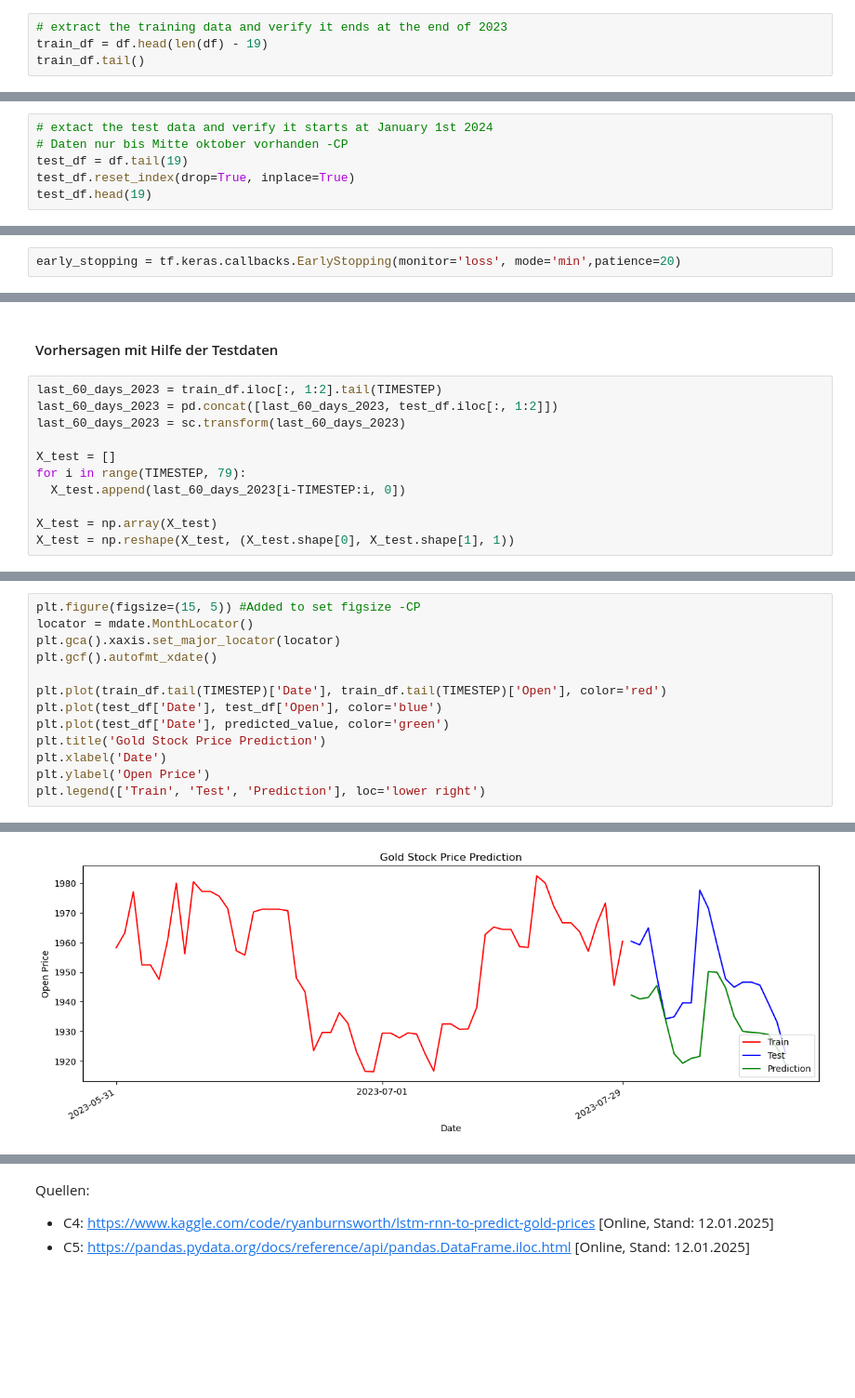
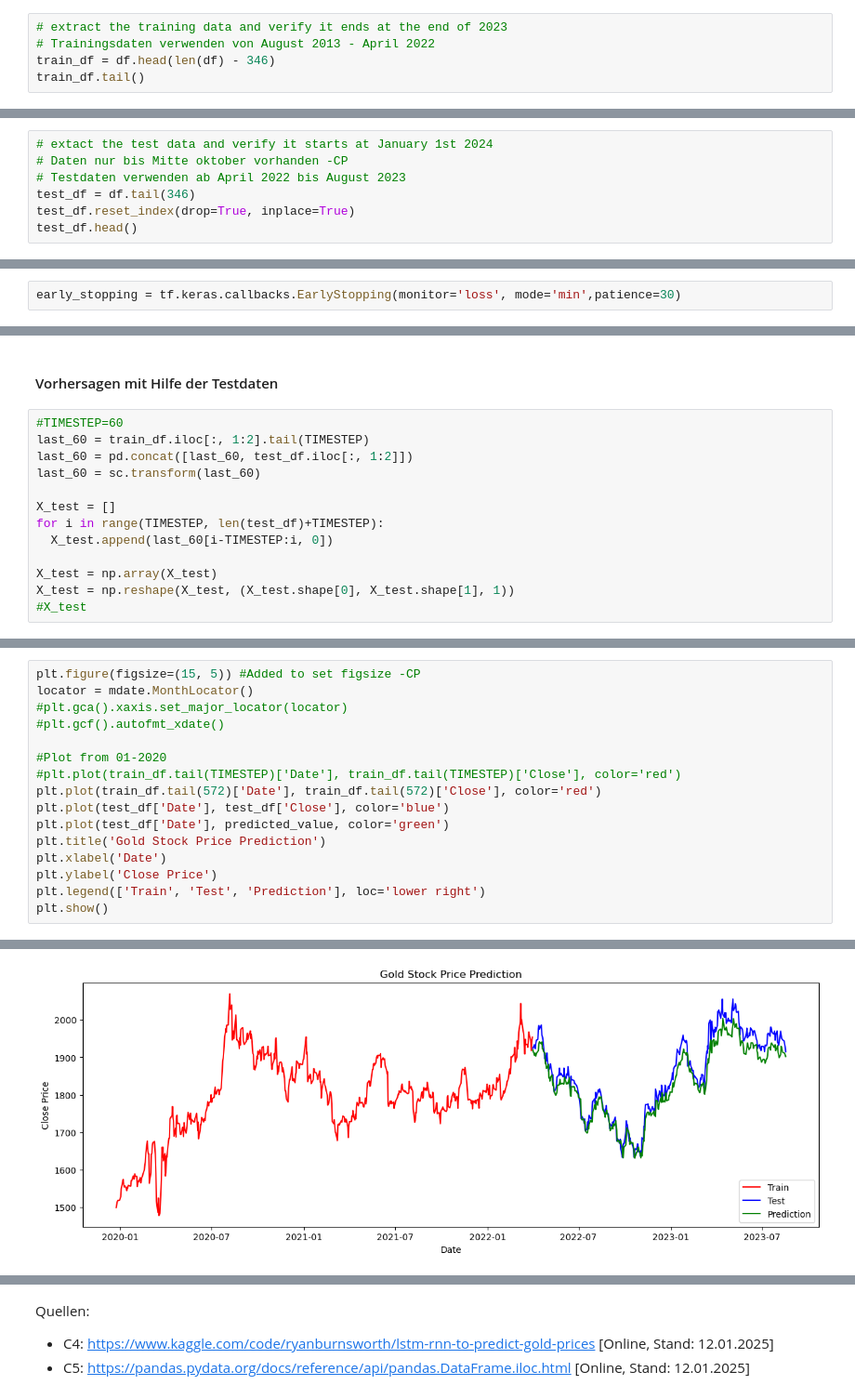
Before and after one commit to TTomczek/DL-Time-Series-Forecasting-With-RNNs, a Jupyter notebook: ausarbeitung.ipynb, the cells around one changed output, grey strips where cells are left out. Shown at 93% size. Saved outputs shown, nothing was run; the diff lists cells and outputs as text; blank space fills up the shorter version.

```diff
--- a/ausarbeitung.ipynb
+++ b/ausarbeitung.ipynb
@@ -795,6 +796,7 @@ plt.show()
 Alle Daten bis auf die letzten 19 Datensätze werden als Trainingsdaten extrahiert.
 # %%
 # extract the training data and verify it ends at the end of 2023
-train_df = df.head(len(df) - 19)
+# Trainingsdaten verwenden von August 2013 - April 2022
+train_df = df.head(len(df) - 346)
 train_df.tail()
 # %% [output]
@@ -810,7 +812,8 @@ Im Beispiel sollen die Testdaten ab Januar 2024 extrahiert werden. Die vorliegen
 # %%
 # extact the test data and verify it starts at January 1st 2024
 # Daten nur bis Mitte oktober vorhanden -CP
-test_df = df.tail(19)
+# Testdaten verwenden ab April 2022 bis August 2023
+test_df = df.tail(346)
 test_df.reset_index(drop=True, inplace=True)
-test_df.head(19)
+test_df.head()
 # %% [output]
@@ -891,7 +878,7 @@ To enable them in other operations, rebuild TensorFlow with the appropriate comp
 # %%
 regressor.compile(optimizer='adam', loss=tf.keras.losses.MeanSquaredError())
 # %%
-early_stopping = tf.keras.callbacks.EarlyStopping(monitor='loss', mode='min',patience=20)
+early_stopping = tf.keras.callbacks.EarlyStopping(monitor='loss', mode='min',patience=30)
 # %% [markdown]
 #### LSTM RNN Modell trainieren
 Im nachfolgenden Code wird die fit-Funktion eingesetzt. Hier findet das Training statt. Beim Ausführen dieses Codes wird je nach Hardware sehr viel Zeit benötigt.
@@ -925,16 +905,18 @@ Epoch 150/150
 # %% [markdown]
 #### Vorhersagen mit Hilfe der Testdaten
 # %%
-last_60_days_2023 = train_df.iloc[:, 1:2].tail(TIMESTEP)
-last_60_days_2023 = pd.concat([last_60_days_2023, test_df.iloc[:, 1:2]])
-last_60_days_2023 = sc.transform(last_60_days_2023)
+#TIMESTEP=60
+last_60 = train_df.iloc[:, 1:2].tail(TIMESTEP)
+last_60 = pd.concat([last_60, test_df.iloc[:, 1:2]])
+last_60 = sc.transform(last_60)
 
 X_test = []
-for i in range(TIMESTEP, 79):
-  X_test.append(last_60_days_2023[i-TIMESTEP:i, 0])
+for i in range(TIMESTEP, len(test_df)+TIMESTEP):
+  X_test.append(last_60[i-TIMESTEP:i, 0])
 
 X_test = np.array(X_test)
 X_test = np.reshape(X_test, (X_test.shape[0], X_test.shape[1], 1))
+#X_test
 # %%
 predicted_value = regressor.predict(X_test)
 predicted_value = sc.inverse_transform(predicted_value)
@@ -966,14 +928,17 @@ Die Vorhersage gilt ab dem 30.07.2023.
 # %%
 plt.figure(figsize=(15, 5)) #Added to set figsize -CP
 locator = mdate.MonthLocator()
-plt.gca().xaxis.set_major_locator(locator)
-plt.gcf().autofmt_xdate()
+#plt.gca().xaxis.set_major_locator(locator)
+#plt.gcf().autofmt_xdate()
 
-plt.plot(train_df.tail(TIMESTEP)['Date'], train_df.tail(TIMESTEP)['Open'], color='red')
-plt.plot(test_df['Date'], test_df['Open'], color='blue')
+#Plot from 01-2020
+#plt.plot(train_df.tail(TIMESTEP)['Date'], train_df.tail(TIMESTEP)['Close'], color='red')
+plt.plot(train_df.tail(572)['Date'], train_df.tail(572)['Close'], color='red')
+plt.plot(test_df['Date'], test_df['Close'], color='blue')
 plt.plot(test_df['Date'], predicted_value, color='green')
 plt.title('Gold Stock Price Prediction')
 plt.xlabel('Date')
-plt.ylabel('Open Price')
+plt.ylabel('Close Price')
 plt.legend(['Train', 'Test', 'Prediction'], loc='lower right')
+plt.show()
 # %% [output]
@@ -981,3 +945,3 @@ plt.legend(['Train', 'Test', 'Prediction'], loc='lower right')
-[figure, old version]
+[figure, new version]
 # %% [markdown]
 #### Modell Loss über Epochen
```
Also changed, not shown: parts of 18 cells of this notebook.
